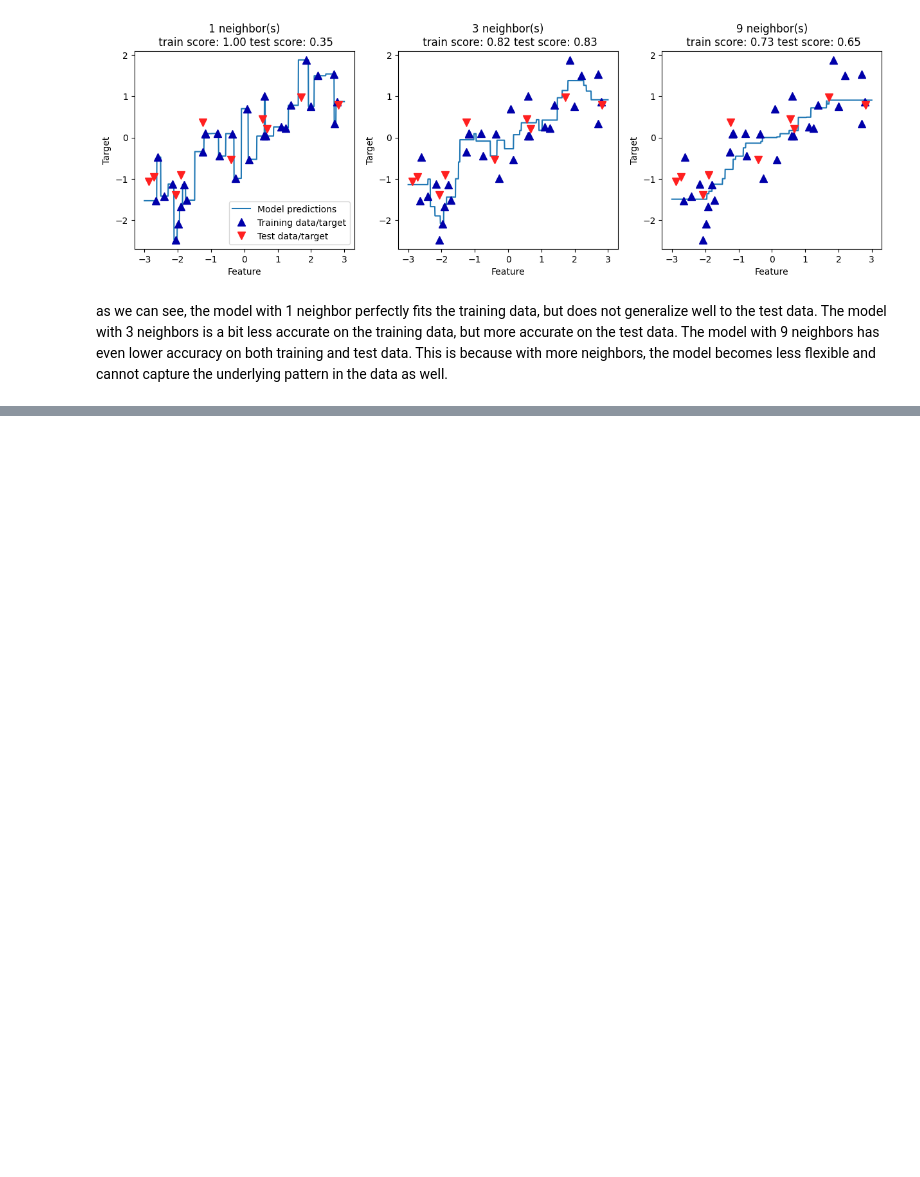
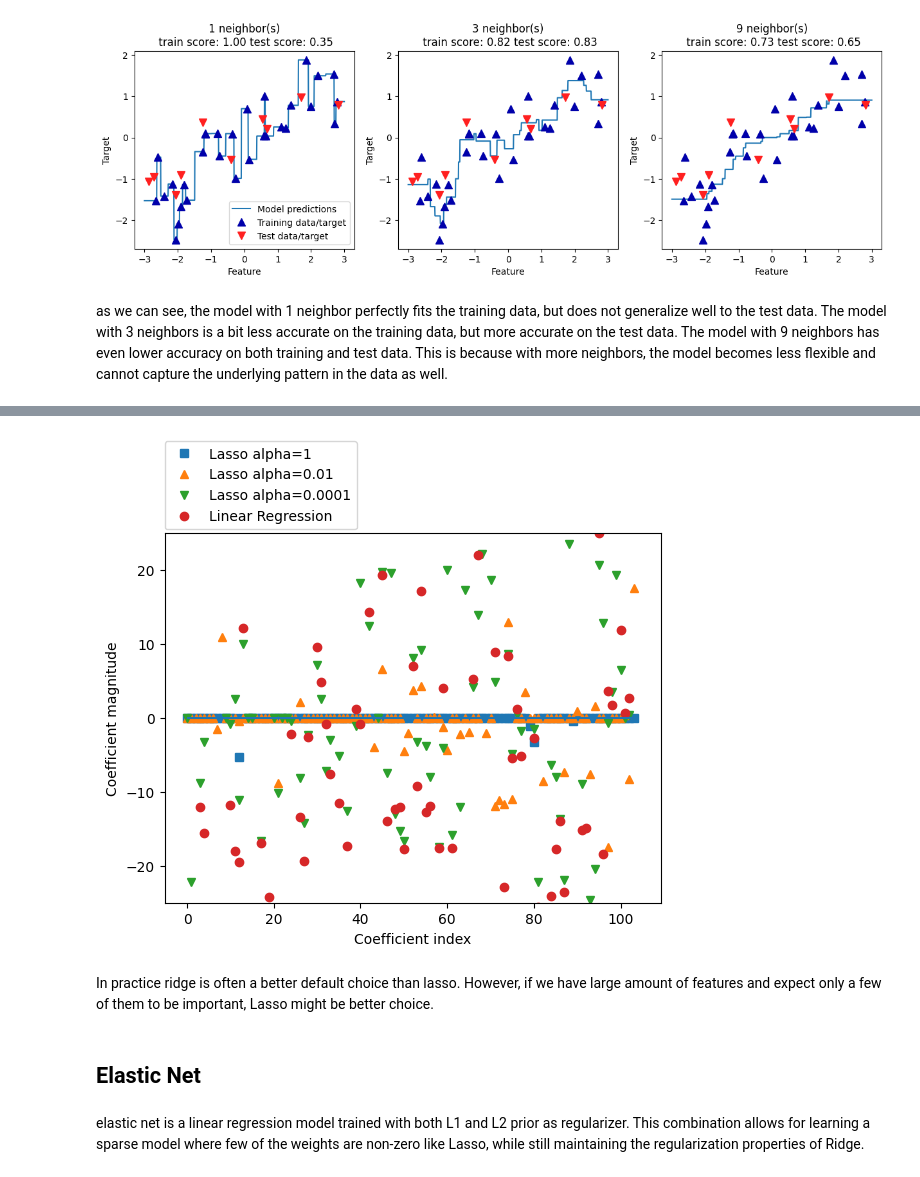
Before and after one commit to hegde-shashi/Learning, a Jupyter notebook: Machine Learning/introduction to machine learning.ipynb, the cells around one changed output, grey strips where cells are left out. Drawn from its saved outputs; the diff is of its cells as text; code cells hidden in the pictures; blank space fills up the shorter version.

```diff
--- a/Machine Learning/introduction to machine learning.ipynb
+++ b/Machine Learning/introduction to machine learning.ipynb
@@ -345,0 +447,10 @@ as we can see, the model with 1 neighbor perfectly fits the training data, but d
+# %%
+from sklearn.linear_model import Lasso
+X, y = mglearn.datasets.load_extended_boston()
+X_train, X_test, y_train, y_test = train_test_split(X,y, random_state=0)
+
+lasso = Lasso()
+lasso.fit(X_train, y_train)
+print("trainin set score: {:.2f}".format(lasso.score(X_train, y_train)))
+print("test set score: {:.2f}".format(lasso.score(X_test, y_test)))
+print("number of features used: {}".format(np.sum(lasso.coef_ != 0)))
@@ -345,0 +464,6 @@ as we can see, the model with 1 neighbor perfectly fits the training data, but d
+# %%
+lasso001 = Lasso(alpha=0.01, max_iter=10000)
+lasso001.fit(X_train, y_train)
+print("trainin set score: {:.2f}".format(lasso001.score(X_train, y_train)))
+print("test set score: {:.2f}".format(lasso001.score(X_test, y_test)))
+print("number of features used: {}".format(np.sum(lasso001.coef_ != 0)))
@@ -345,0 +475,6 @@ as we can see, the model with 1 neighbor perfectly fits the training data, but d
+# %%
+lasso00001 = Lasso(alpha=0.0001, max_iter=100000)
+lasso00001.fit(X_train, y_train)
+print("trainin set score: {:.2f}".format(lasso00001.score(X_train, y_train)))
+print("test set score: {:.2f}".format(lasso00001.score(X_test, y_test)))
+print("number of features used: {}".format(np.sum(lasso00001.coef_ != 0)))
@@ -345,0 +486,12 @@ as we can see, the model with 1 neighbor perfectly fits the training data, but d
+# %%
+plt.plot(lasso.coef_, 's', label="Lasso alpha=1")
+plt.plot(lasso001.coef_, '^', label="Lasso alpha=0.01")
+plt.plot(lasso00001.coef_, 'v', label="Lasso alpha=0.0001")
+plt.plot(lr.coef_, 'o', label="Linear Regression")
+plt.xlabel("Coefficient index")
+plt.ylabel("Coefficient magnitude")
+plt.hlines(0, 0, len(lr.coef_))
+plt.ylim(-25, 25)
+plt.legend(ncol=1, loc=(0, 1.01))
+plt.show()
+# %% [output]
@@ -345,0 +508,7 @@ as we can see, the model with 1 neighbor perfectly fits the training data, but d
+[figure, added]
+# %% [markdown]
+In practice ridge is often a better default choice than lasso. However, if we have large amount of features and expect only a few of them to be important, Lasso might be better choice.
+# %% [markdown]
+## Elastic Net
+# %% [markdown]
+elastic net is a linear regression model trained with both L1 and L2 prior as regularizer. This combination allows for learning a sparse model where few of the weights are non-zero like Lasso, while still maintaining the regularization properties of Ridge.
```
Also changed, not shown: parts of 25 cells of this notebook.
